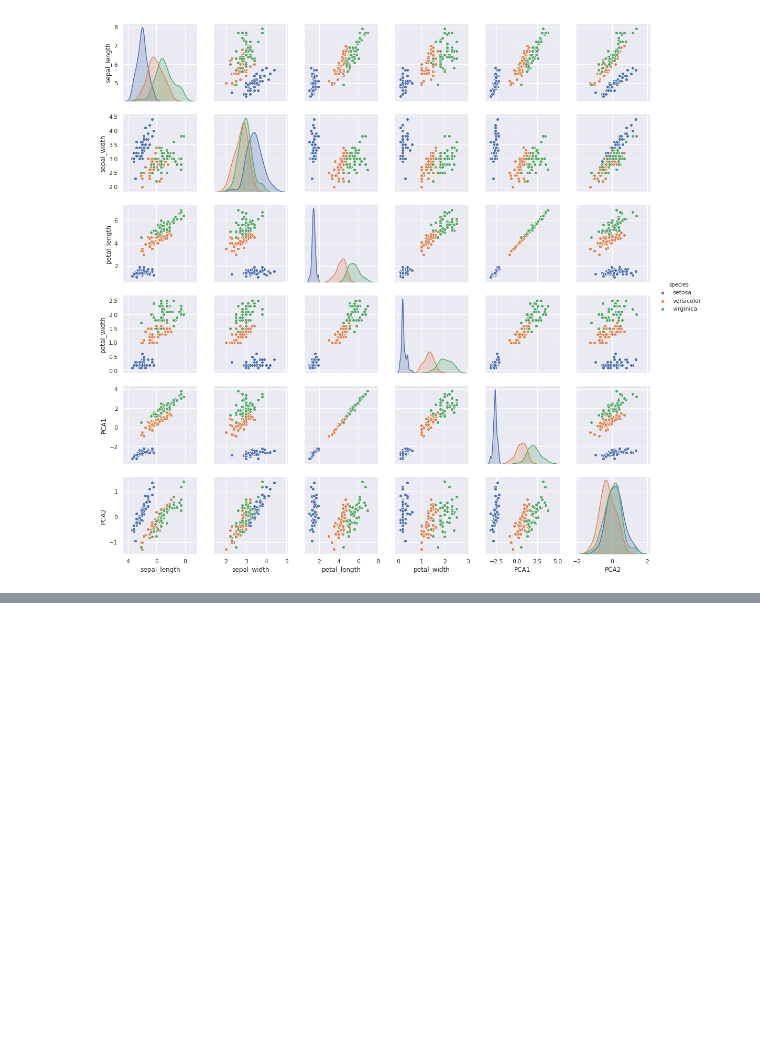
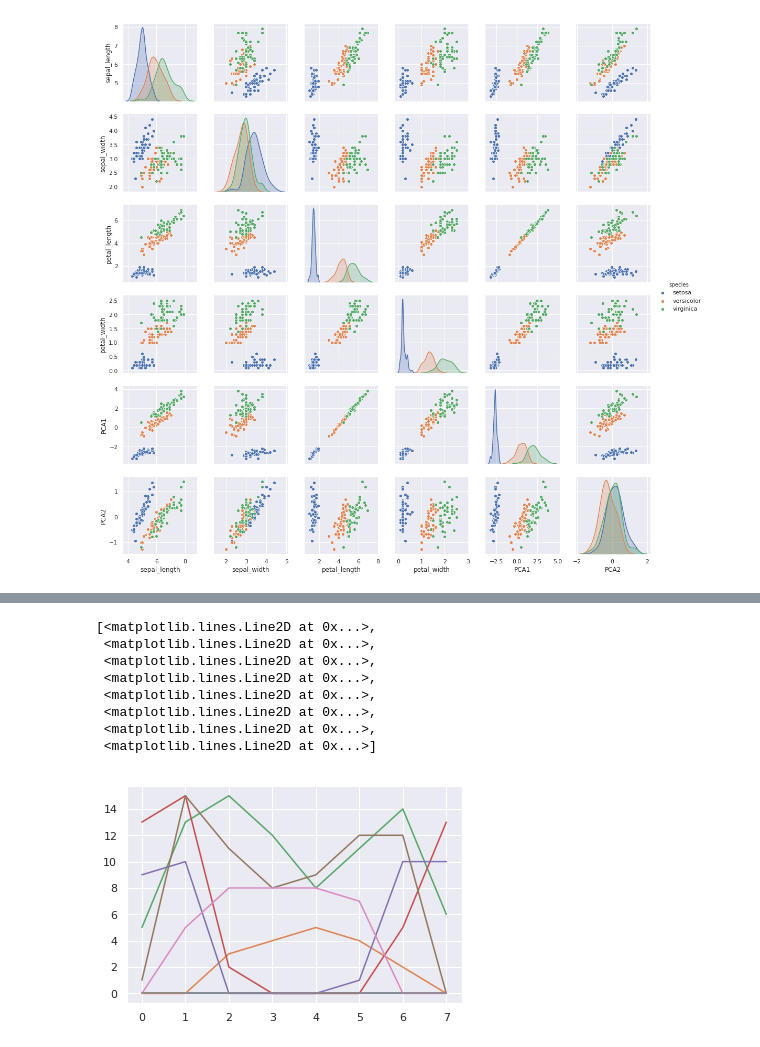
Before and after one commit to GendolfJunior/Python_programming_for_data_scientists, a Jupyter notebook: Python for DS day 5.ipynb, the cells around one changed output, grey strips where cells are left out. Saved outputs shown, nothing was run; the diff lists cells and outputs as text; code cells hidden in the pictures; blank space fills up the shorter version.

```diff
--- a/Python for DS day 5.ipynb
+++ b/Python for DS day 5.ipynb
@@ -309,0 +339,2 @@ sns.pairplot(iris, hue='species')
+# %%
+digits = load_digits()
@@ -309,0 +360,12 @@ sns.pairplot(iris, hue='species')
+# %%
+plt.plot(digits.images[0])
+# %% [output]
+[<matplotlib.lines.Line2D at 0x...>,
+ <matplotlib.lines.Line2D at 0x...>,
+ <matplotlib.lines.Line2D at 0x...>,
+ <matplotlib.lines.Line2D at 0x...>,
+ <matplotlib.lines.Line2D at 0x...>,
+ <matplotlib.lines.Line2D at 0x...>,
+ <matplotlib.lines.Line2D at 0x...>,
+ <matplotlib.lines.Line2D at 0x...>]
+[figure, added]
```
Also changed, not shown: parts of 58 cells of this notebook, 3 other files.
